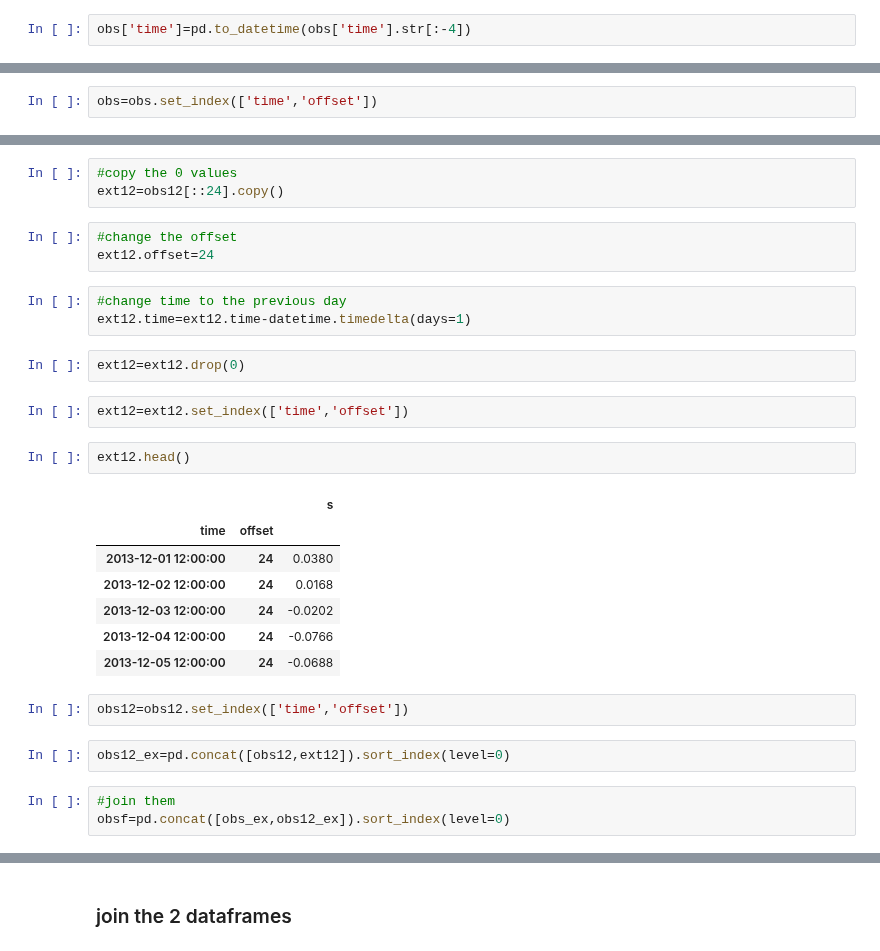
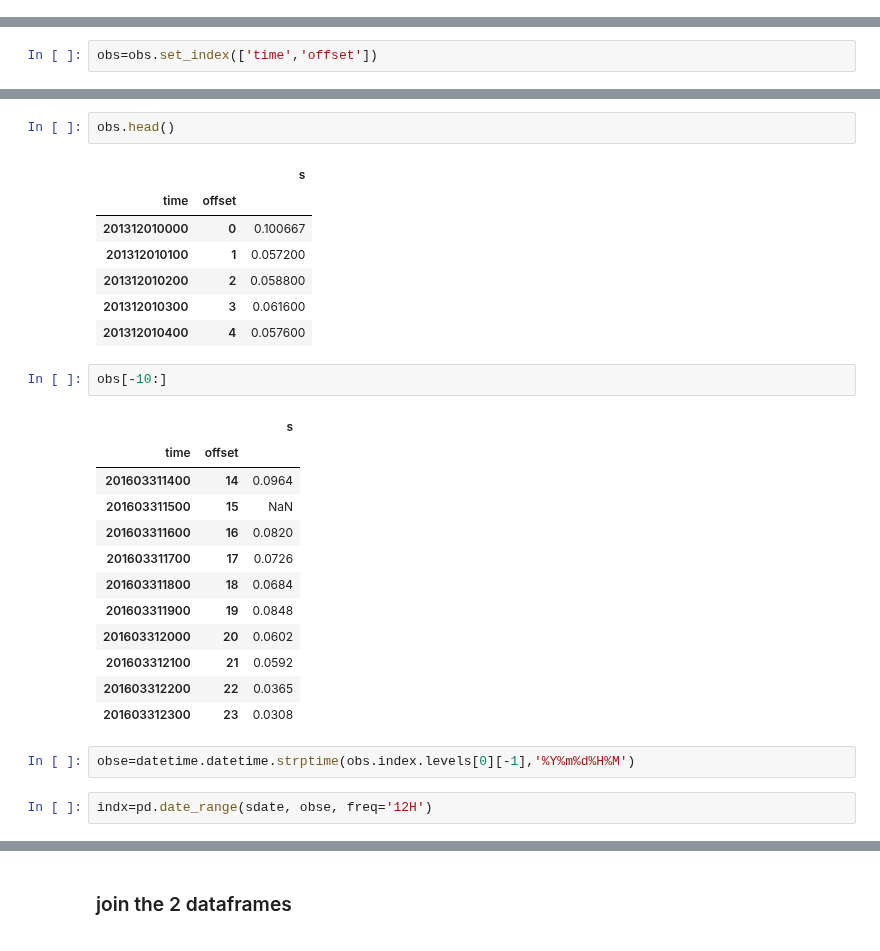
Before and after one commit to brey/pyPoseidon, a Jupyter notebook: Jupyter/Analysis of Obs Point.ipynb, the cells around one changed output, grey strips where cells are left out. Saved outputs shown, nothing was run; the diff lists cells and outputs as text.

```diff
--- a/Jupyter/Analysis of Obs Point.ipynb
+++ b/Jupyter/Analysis of Obs Point.ipynb
@@ -624,5 +613,3 @@ obs.head()
 | 2 | 2 | 0.058800 | 201312010200 |
 | 3 | 3 | 0.061600 | 201312010300 |
 | 4 | 4 | 0.057600 | 201312010400 |
-# %%
-obs['time']=pd.to_datetime(obs['time'].str[:-4])
@@ -717,30 +643,29 @@ obs_ex=pd.concat([obs,ext]).sort_index(level=0)
-# %%
-#copy the 0 values
-ext12=obs12[::24].copy()
-# %%
-#change the offset
-ext12.offset=24
-# %%
-#change time to the previous day
-ext12.time=ext12.time-datetime.timedelta(days=1)
-# %%
-ext12=ext12.drop(0)
-# %%
-ext12=ext12.set_index(['time','offset'])
 # %%
-ext12.head()
+obs.head()
 # %% [output]
 |  |  | s |
 | time | offset |  |
-| 2013-12-01 12:00:00 | 24 | 0.0380 |
-| 2013-12-02 12:00:00 | 24 | 0.0168 |
-| 2013-12-03 12:00:00 | 24 | -0.0202 |
-| 2013-12-04 12:00:00 | 24 | -0.0766 |
-| 2013-12-05 12:00:00 | 24 | -0.0688 |
+| 201312010000 | 0 | 0.100667 |
+| 201312010100 | 1 | 0.057200 |
+| 201312010200 | 2 | 0.058800 |
+| 201312010300 | 3 | 0.061600 |
+| 201312010400 | 4 | 0.057600 |
-# %%
-obs12=obs12.set_index(['time','offset'])
-# %%
-obs12_ex=pd.concat([obs12,ext12]).sort_index(level=0)
-# %%
-#join them
-obsf=pd.concat([obs_ex,obs12_ex]).sort_index(level=0)
+# %%
+obs[-10:]
+# %% [output]
+|  |  | s |
+| time | offset |  |
+| 201603311400 | 14 | 0.0964 |
+| 201603311500 | 15 | NaN |
+| 201603311600 | 16 | 0.0820 |
+| 201603311700 | 17 | 0.0726 |
+| 201603311800 | 18 | 0.0684 |
+| 201603311900 | 19 | 0.0848 |
+| 201603312000 | 20 | 0.0602 |
+| 201603312100 | 21 | 0.0592 |
+| 201603312200 | 22 | 0.0365 |
+| 201603312300 | 23 | 0.0308 |
+# %%
+obse=datetime.datetime.strptime(obs.index.levels[0][-1],'%Y%m%d%H%M')
+# %%
+indx=pd.date_range(sdate, obse, freq='12H')
```
Also changed, not shown: parts of 41 cells of this notebook, 7 other files.
